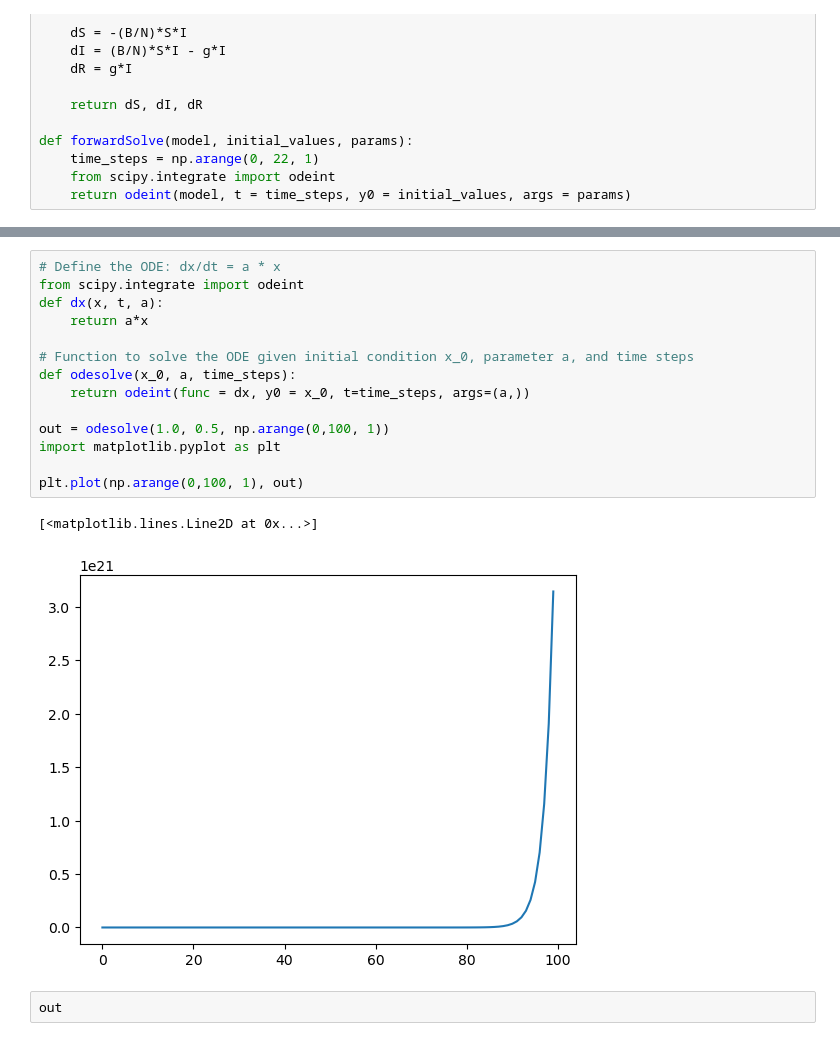
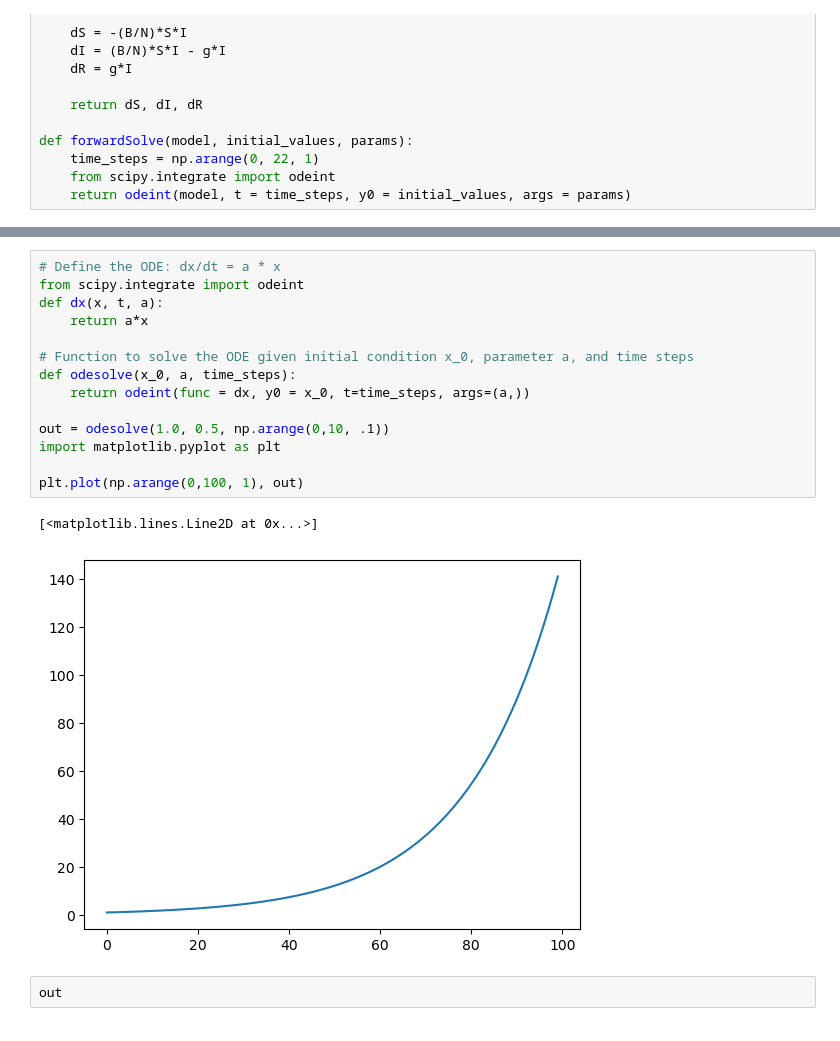
Before and after one commit to oaf9/Differential-Game-Theory-for-SIR-Models, a Jupyter notebook: Code/sir_notebook.ipynb, the cells around one changed output, grey strips where cells are left out. Saved outputs shown, nothing was run; the diff lists cells and outputs as text.

```diff
--- a/Code/sir_notebook.ipynb
+++ b/Code/sir_notebook.ipynb
@@ -62,20 +97,20 @@ TypeError: forwardSolve() missing 2 required positional arguments: 'initial_valu
 # %%
 # Define the ODE: dx/dt = a * x
 from scipy.integrate import odeint
 def dx(x, t, a):
     return a*x
 
 # Function to solve the ODE given initial condition x_0, parameter a, and time steps
 def odesolve(x_0, a, time_steps):
     return odeint(func = dx, y0 = x_0, t=time_steps, args=(a,))
 
-out = odesolve(1.0, 0.5, np.arange(0,100, 1))
+out = odesolve(1.0, 0.5, np.arange(0,10, .1))
 import matplotlib.pyplot as plt
 
 plt.plot(np.arange(0,100, 1), out)
 # %% [output]
 [<matplotlib.lines.Line2D at 0x...>]
-[figure, old version]
+[figure, new version]
 # %%
 out
 # %% [output]
```
Also changed, not shown: parts of 5 cells of this notebook, 1 other file.
